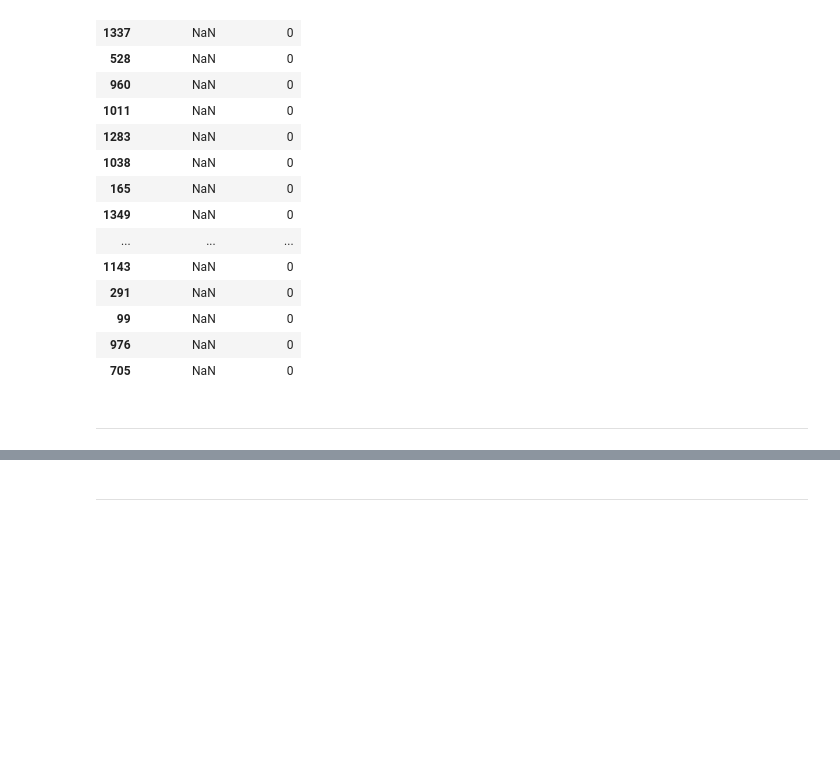
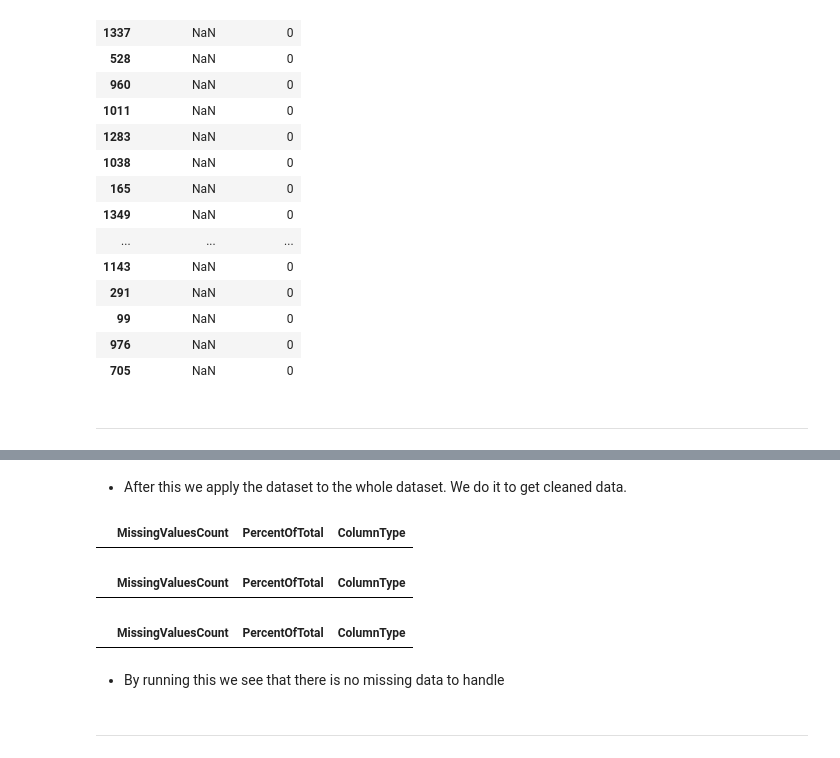
Before and after one commit to Ismino/Housepriceissues, a Jupyter notebook: jupyter_notebooks/DataCleaning.ipynb, the cells around one changed output, grey strips where cells are left out. Cells and saved outputs as stored; diff of their text form; code cells hidden in the pictures; blank space fills up the shorter version.

Commit message:
add data cleaning and push to repo

```diff
--- a/jupyter_notebooks/DataCleaning.ipynb
+++ b/jupyter_notebooks/DataCleaning.ipynb
@@ -382,0 +373,19 @@ NOTE
+# %%
+from sklearn.pipeline import Pipeline
+from feature_engine.imputation import MeanMedianImputer, CategoricalImputer
+from feature_engine.selection import DropFeatures
+
+# Define a structured data preprocessing pipeline
+preprocessing_pipeline = Pipeline([
+    ('impute_mean', MeanMedianImputer(imputation_method='mean',
+                                      variables=['LotFrontage', 'BedroomAbvGr'])),
+    ('impute_median', MeanMedianImputer(imputation_method='median',
+                                        variables=['2ndFlrSF', 'MasVnrArea'])),
+    ('impute_categorical', CategoricalImputer(imputation_method='frequent',
+                                              variables=['GarageFinish', 'BsmtFinType1', 'BsmtExposure'])),
+    ('drop_features', DropFeatures(features_to_drop=['EnclosedPorch', 'GarageYrBlt', 'WoodDeckSF']))
+])
+# %% [markdown]
+* After this we apply the dataset to the whole dataset. We do it to get cleaned data.
+# %%
+TrainSet, TestSet = preprocessing_pipeline.fit_transform(TrainSet) , preprocessing_pipeline.fit_transform(TestSet)
@@ -383,3 +394,17 @@ NOTE
+# %%
+AssessMissingValues(TestSet)
+# %% [output]
+|  | MissingValuesCount | PercentOfTotal | ColumnType |
+# %%
+AssessMissingValues(TrainSet)
+# %% [output]
+|  | MissingValuesCount | PercentOfTotal | ColumnType |
+# %%
+AssessMissingValues(df)
+# %% [output]
+|  | MissingValuesCount | PercentOfTotal | ColumnType |
+# %% [markdown]
+* By running this we see that there is no missing data to handle
 # %% [markdown]
 ---
 # %% [markdown]
```
Also changed, not shown: parts of 19 cells of this notebook, 4 other files.
